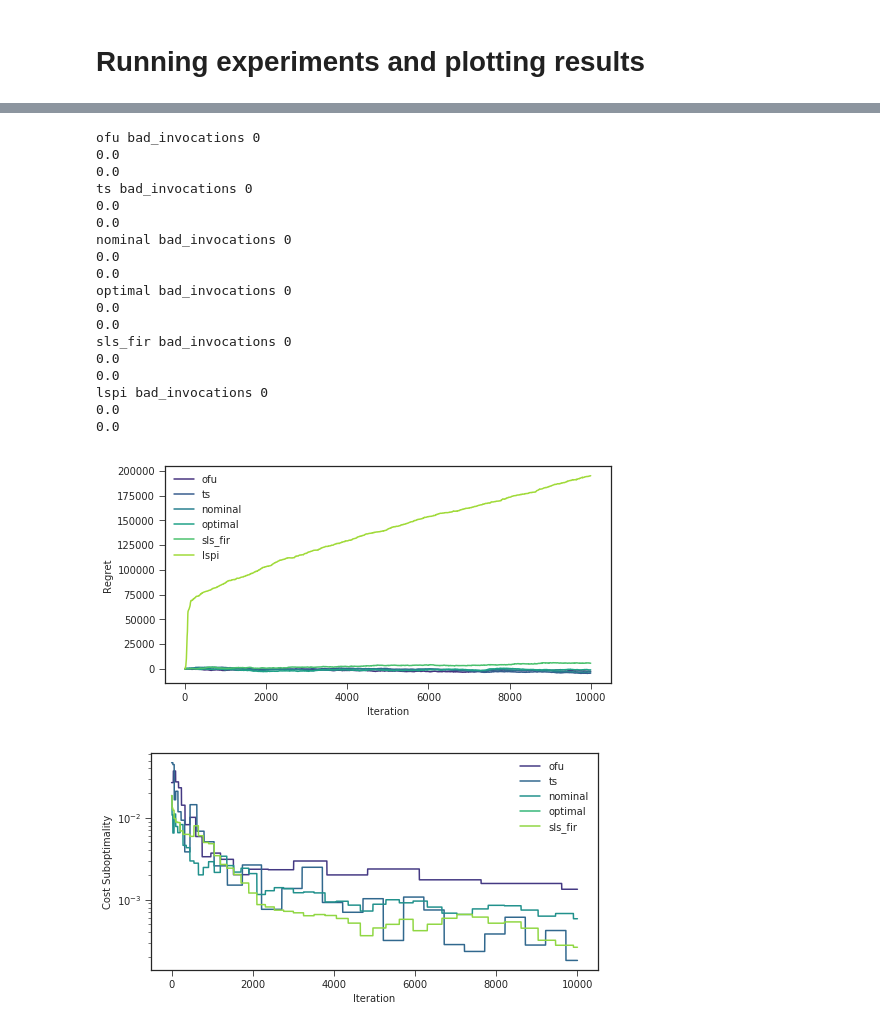
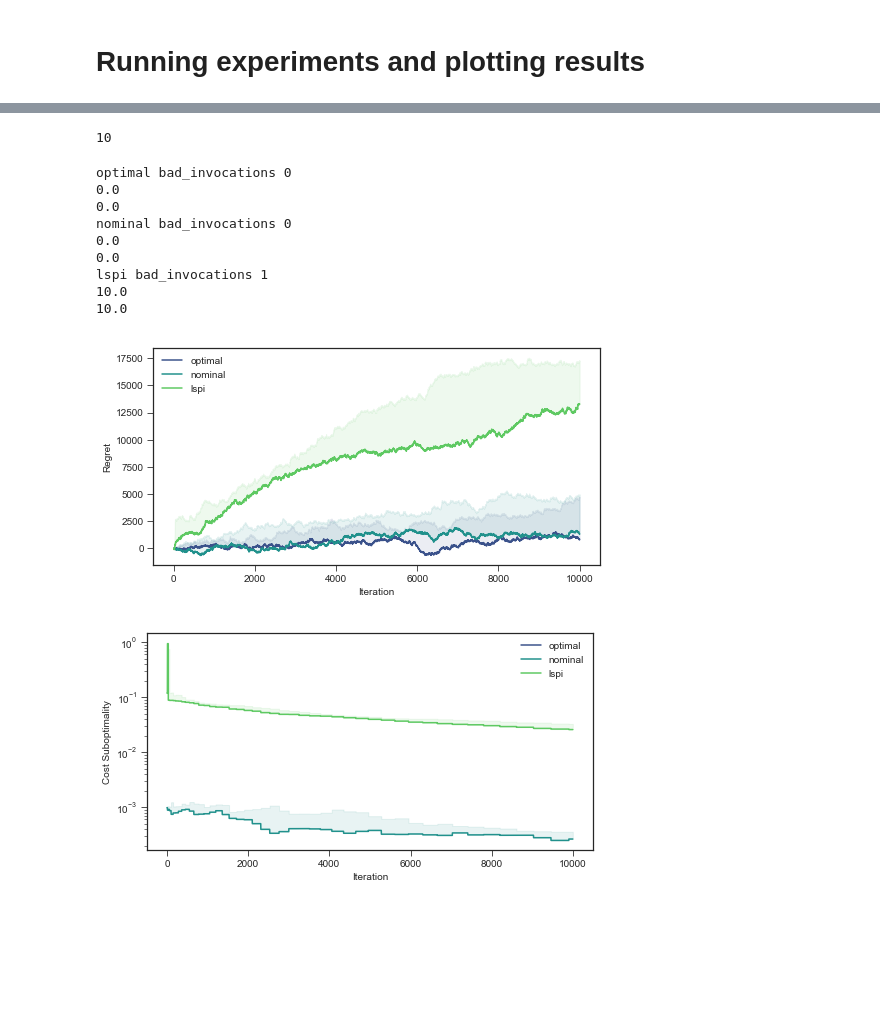
Before and after one commit to Karl-Krauth/robust-adaptive-lqr, a Jupyter notebook: notebooks/regret_comparison.ipynb, the cells around one changed output, grey strips where cells are left out. Saved outputs shown, nothing was run; the diff lists cells and outputs as text; code cells hidden in the pictures; blank space fills up the shorter version.

```diff
--- a/notebooks/regret_comparison.ipynb
+++ b/notebooks/regret_comparison.ipynb
@@ -57,6 +54,7 @@ def unstable_dynamics(qr_ratio=1e1, prime_horizon=250, prime_excitation=2):
 # %%
 example = laplacian_dynamics() # unstable_dynamics()
 A_star, B_star, K_init, Q, R, prime_horizon, prime_excitation, sigma_excitation, sigma_w = example
+prime_horizon = 1000
 
 print(A_star)
 print(B_star)
@@ -141,9 +139,9 @@ def lspi_ctor():
                         A_star=A_star,
                         B_star=B_star,
                         sigma_w=sigma_w,
-                        sigma_eta=1.0,# sigma_excitation,
-                        epoch_mult=10,
-                        num_PI_iters=10,
+                        sigma_explore=sigma_excitation,
+                        epoch_multiplier=10,
+                        num_PI_iters=3,
                         K_init=K_init)
 # %% [markdown]
 # Helper methods for running in parallel
@@ -197,7 +195,9 @@ def process_future_list(ftchs):
 # %% [markdown]
 # Running experiments and plotting results
 # %%
-strategies = ['optimal', 'nominal', 'ofu', 'ts', 'sls_fir', 'lspi']
+#strategies = ['optimal', 'nominal', 'ofu', 'ts', 'sls_fir', 'lspi']
+strategies = ['optimal', 'nominal', 'lspi']
+#strategies = ['optimal', 'nominal']
 start_time = time.time()
 with Pool(processes=cpu_count()) as p:
     all_futures = [[spawn_invocation(method, p, prime_fixed=True)
@@ -225,3 +226,7 @@ finished execution in 78.67160606384277 seconds
+# %%
+trials_per_method
+# %% [output]
+10
 # %%
 def get_errorbars(regrets, q=10, percent_bad=0):
     print(percent_bad)
@@ -240,8 +245,8 @@ def plot_list_medquantile(datalist, legendlist=None, xlabel=None, ylabel=None, s
             plt.semilogy(range(len(median)), median, color=rgblist[idx], label=legendlist[idx])
         else:
             plt.plot(range(len(median)), median, color=rgblist[idx], label=legendlist[idx])
-        # plt.fill_between(np.array(np.arange(len(median))), median.astype(np.float),
-        #                 higher.astype(np.float), color=rgblist[idx], alpha=alpha)
+        plt.fill_between(np.array(np.arange(len(median))), median.astype(np.float),
+                        higher.astype(np.float), color=rgblist[idx], alpha=alpha)
     if legendlist is not None:
         plt.legend(loc=loc)
     if xlabel is not None:
@@ -251,39 +256,33 @@ def plot_list_medquantile(datalist, legendlist=None, xlabel=None, ylabel=None, s
 # %%
 regretlist = []
 costs_list = []
 
-strat_rearranged =  [strategies[2], strategies[3], strategies[1], strategies[0], strategies[4], strategies[5]]
-res_rearranged =  [list_of_results[2], list_of_results[3], list_of_results[1], list_of_results[0], list_of_results[4], list_of_results[5]]
+#strat_rearranged =  [strategies[2], strategies[3], strategies[1], strategies[0], strategies[4], strategies[5]]
+#res_rearranged =  [list_of_results[2], list_of_results[3], list_of_results[1], list_of_results[0], list_of_results[4], list_of_results[5]]
+
+strat_rearranged = strategies
+res_rearranged = list_of_results
 
 for name, result in zip(strat_rearranged, res_rearranged):
     regrets, errors, costs, _, bad_invocations = result
     print(name, "bad_invocations", bad_invocations)
     percent_bad = bad_invocations / trials_per_method * 100
     regretlist.append(get_errorbars(regrets, q=10, percent_bad=percent_bad))
     costs_list.append(get_errorbars(costs, q=10, percent_bad=percent_bad))
 
 sns.set_palette("muted")
 plot_list_medquantile(regretlist, legendlist=strat_rearranged, xlabel="Iteration", ylabel="Regret")
-plot_list_medquantile(costs_list[:-1], legendlist=strat_rearranged[:-1], xlabel="Iteration",
+plot_list_medquantile(costs_list, legendlist=strat_rearranged, xlabel="Iteration",
                       ylabel="Cost Suboptimality", semilogy=True, loc='upper right')
 # %% [output]
-ofu bad_invocations 0
-0.0
-0.0
-ts bad_invocations 0
+optimal bad_invocations 0
 0.0
 0.0
 nominal bad_invocations 0
 0.0
 0.0
-optimal bad_invocations 0
-0.0
-0.0
-sls_fir bad_invocations 0
-0.0
-0.0
-lspi bad_invocations 0
-0.0
-0.0
+lspi bad_invocations 1
+10.0
+10.0
-[figure, old version]
+[figure, new version]
-[figure, old version]
+[figure, new version]
```
Also changed, not shown: parts of 8 cells of this notebook, 1 other file.
